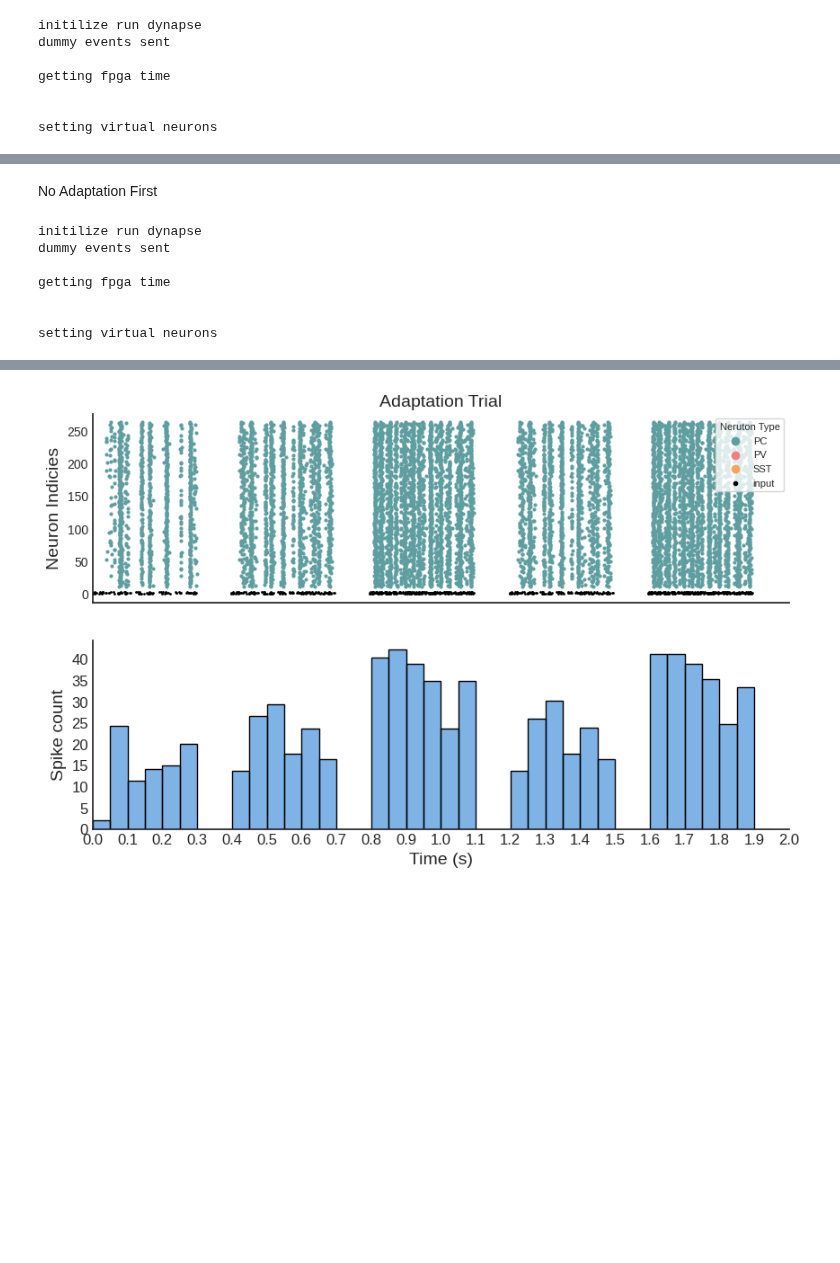
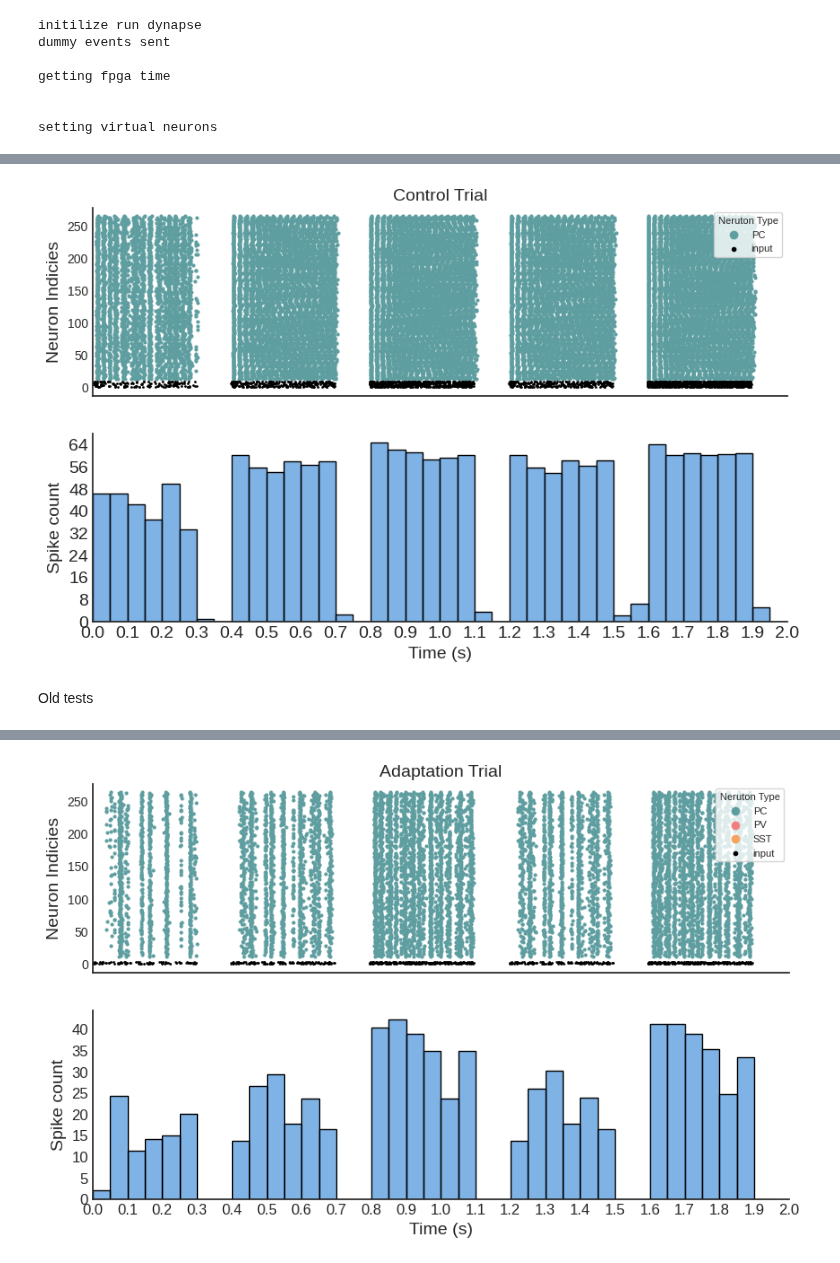
Before and after one commit to Aramatos/dynapse2_adaptation, a Jupyter notebook: SFA.ipynb, the cells around one changed output, grey strips where cells are left out. Cells and saved outputs as stored; diff of their text form; code cells hidden in the pictures; blank space fills up the shorter version.

```diff
--- a/SFA.ipynb
+++ b/SFA.ipynb
@@ -289,2 +405,58 @@ plt.show()
+# %%
+
+duration=2
+
+output_events=np.load(data_path+'SFA_Control.npy',allow_pickle=True)
+plt.style.use('seaborn-white')
+
+output_events=np.asanyarray(output_events)
+times=output_events[1]-output_events[1][0]
+spike_id=output_events[0]
+pc_id, pc_times = get_id_times(virual_n, neuron_n, spike_id, times)
+bin_size=0.050
+
+if virual_n > 0:
+    input_id = spike_id[spike_id <= virual_n]
+    input_time = times[spike_id <= virual_n]
+
+[isi_list,isi_times]=extract_isi(pc_id,pc_times)
+# PSTH plot
+spike_times = spike_time_arrays(output_events, virual_n, neuron_n)[2]
+psth, bins = psth_calc(spike_times, bin_size, duration)
+
+
+fig, axs = plt.subplots(2, 1, figsize=(10, 6), sharex=True)
+
+ax1 = axs[0]
+ax2 = axs[1]
+
+# Raster plot
+ax1.scatter(pc_times,pc_id,c='cadetblue',s=4,label='PC')
+ax1.scatter(input_time,input_id,c='k',s=1,label='input')
+
+ax1.set_ylabel('Neuron Indicies',fontsize=14)
+ax1.legend(loc="upper right", title='Neruton Type', numpoints=1, fontsize=8, markerscale=3, title_fontsize=8, frameon=True)
+ax1.set_xlim(0,duration)
+ax1.set_title('Control Trial',fontsize=14)
+
+
+# PSTH plot
+bar_color = (0, 0.4, 0.8, 0.5)
+ax2.bar(bins[:-1], psth, width=bin_size, align='edge', color=bar_color, edgecolor='black', linewidth=1)
+ax2.set_xlabel('Time (s)', fontsize=FONT_SIZE)
+ax2.set_ylabel('Spike count', fontsize=FONT_SIZE)
+ax2.set_xticks(np.arange(0, duration, 0.1))
+ax2.xaxis.set_major_locator(ticker.MultipleLocator(.1))
+ax2.yaxis.set_major_locator(ticker.MaxNLocator(integer=True))
+ax2.tick_params(axis='both', which='major', labelsize=FONT_SIZE)
+
+
+# Remove top and right spines for all subplots
+for ax in axs:
+    ax.spines['right'].set_visible(False)
+    ax.spines['top'].set_visible(False)
+plt.show()
+# %% [output]
+[figure, added]
 # %% [markdown]
-<font size=8> No Adaptation First
+<font size=8>Old tests
@@ -300,13 +462,0 @@ events=events+poisson_gen(4*pulse_duration+4*rest,pulse_duration,[input_neuron_1
-# %%
-
-
-output_events=run_dynapse(neuron_config,board,events)
-np.save(data_path+'SFA_Control.npy',output_events)
-# %% [output]
-initilize run dynapse
-dummy events sent
-
-getting fpga time
-
-
-setting virtual neurons
```
Also changed, not shown: parts of 21 cells of this notebook, 15 other files.
